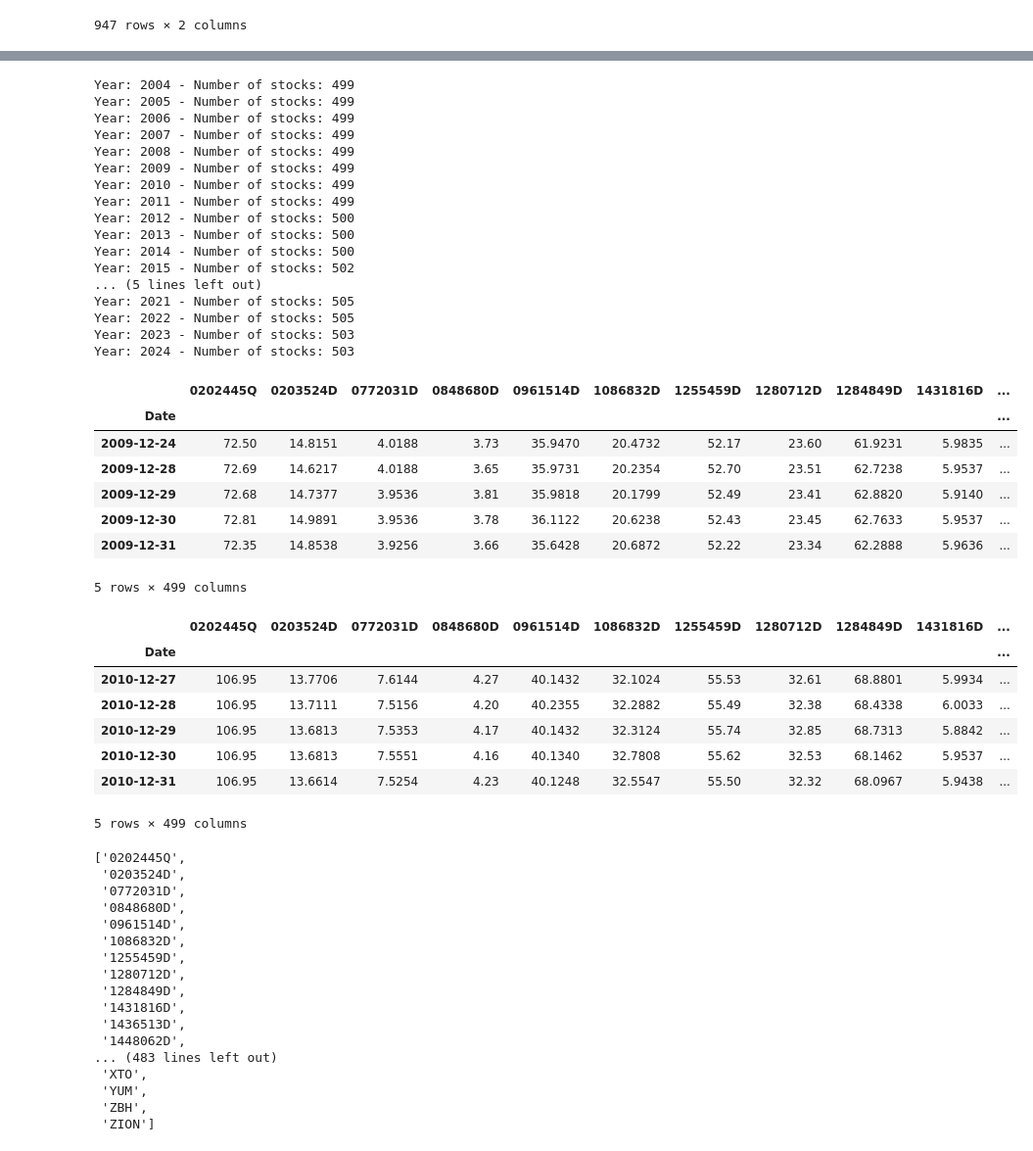
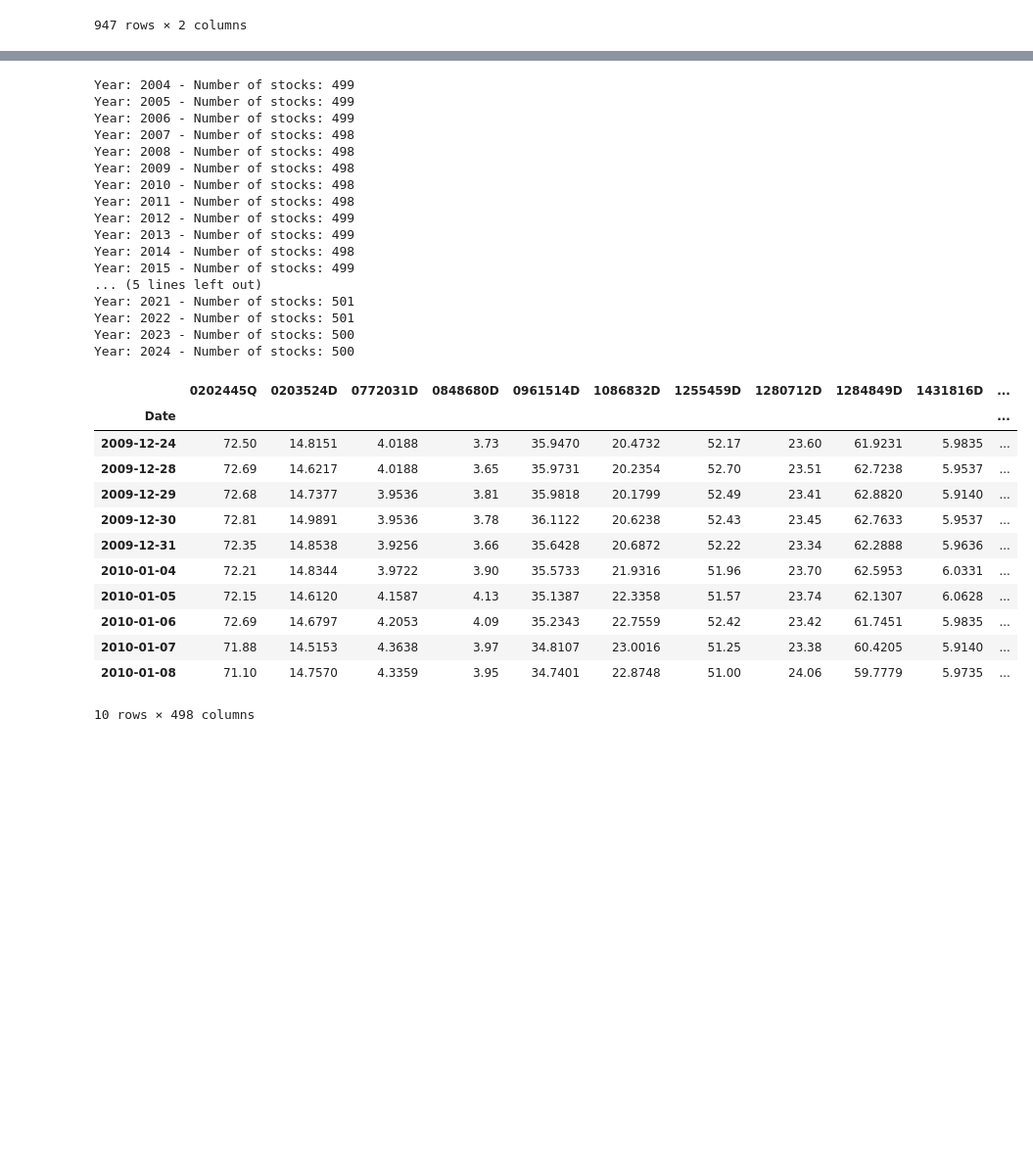
Before and after one commit to KiranReddy0808/FE5214-Introduction-to-quant-investing, a Jupyter notebook: Assignment 2/Assignment2.ipynb, the cells around one changed output, grey strips where cells are left out. Shown at 98% size. Drawn from its saved outputs; the diff is of its cells as text; code cells hidden in the pictures; blank space fills up the shorter version.

```diff
--- a/Assignment 2/Assignment2.ipynb
+++ b/Assignment 2/Assignment2.ipynb
@@ -86,6 +86,14 @@ gics_industries = {
     "602010": "Real Estate Management & Development",
     "na" : "Unclassified"
 }
+# %%
+# Duplicate stocks in the S&P 500
+duplicate_stocks = {
+    "50203010" : "GOOGL",
+    "50202010" : "DISCK",
+    "50201020" : "FOXA",
+    "50201040" : "NWSA"
+    }
 # %%
 # Get the industry of a company based on its GICS code
 def get_industry(gics_code):
@@ -131,6 +139,9 @@ close_prices = close_prices.set_index('Date')
 close_prices.fillna(method='ffill', inplace=True)
 close_prices.fillna(method='bfill', inplace=True)
 
+for key, value in duplicate_stocks.items():
+    close_prices.drop(value, axis=1, inplace=True)
+
 display(close_prices.head())
 # %% [output]
 |  | 0111145D | 0202445Q | 0203524D | 0226226D | 0544749D | 0574018D | 0772031D | 0848680D | 0867887D | 0910150D | ... |
@@ -154,75 +165,53 @@ volatility_dict = {}
 for year in univ_list.index.unique():
     stocks_list = univ_list.columns[univ_list.loc[year] == 1].tolist()
     # Filter stocks_list to include only columns present in close_prices
     stocks_list = [stock for stock in stocks_list if stock in close_prices.columns]
     print(f"Year: {year.year} - Number of stocks: {len(stocks_list)}")
 
     stocks_list_dict[year.year] = stocks_list
     close_prices_dict[year.year] = close_prices
 
     close_prices_dict[year.year] = close_prices_dict[year.year].loc[str(year.year)]
 
     # Add 5 days from previous year if present
     if year.year - 1 in close_prices_dict:
         close_prices_dict[year.year] = pd.concat([close_prices_dict[year.year - 1].tail(5), close_prices_dict[year.year]])
 
     close_prices_dict[year.year] = close_prices_dict[year.year][stocks_list]
 
 
-display(close_prices_dict[2010].head())
-display(close_prices_dict[2010].tail())
-display(stocks_list_dict[2010])
+display(close_prices_dict[2010].head(10))
 # %% [output]
 Year: 2004 - Number of stocks: 499
 Year: 2005 - Number of stocks: 499
 Year: 2006 - Number of stocks: 499
-Year: 2007 - Number of stocks: 499
-Year: 2008 - Number of stocks: 499
-Year: 2009 - Number of stocks: 499
-Year: 2010 - Number of stocks: 499
-Year: 2011 - Number of stocks: 499
-Year: 2012 - Number of stocks: 500
-Year: 2013 - Number of stocks: 500
-Year: 2014 - Number of stocks: 500
-Year: 2015 - Number of stocks: 502
+Year: 2007 - Number of stocks: 498
+Year: 2008 - Number of stocks: 498
+Year: 2009 - Number of stocks: 498
+Year: 2010 - Number of stocks: 498
+Year: 2011 - Number of stocks: 498
+Year: 2012 - Number of stocks: 499
+Year: 2013 - Number of stocks: 499
+Year: 2014 - Number of stocks: 498
+Year: 2015 - Number of stocks: 499
 ... (5 lines left out)
-Year: 2021 - Number of stocks: 505
-Year: 2022 - Number of stocks: 505
-Year: 2023 - Number of stocks: 503
-Year: 2024 - Number of stocks: 503
+Year: 2021 - Number of stocks: 501
+Year: 2022 - Number of stocks: 501
+Year: 2023 - Number of stocks: 500
+Year: 2024 - Number of stocks: 500
 |  | 0202445Q | 0203524D | 0772031D | 0848680D | 0961514D | 1086832D | 1255459D | 1280712D | 1284849D | 1431816D | ... |
 | Date |  |  |  |  |  |  |  |  |  |  | ... |
 | 2009-12-24 | 72.50 | 14.8151 | 4.0188 | 3.73 | 35.9470 | 20.4732 | 52.17 | 23.60 | 61.9231 | 5.9835 | ... |
 | 2009-12-28 | 72.69 | 14.6217 | 4.0188 | 3.65 | 35.9731 | 20.2354 | 52.70 | 23.51 | 62.7238 | 5.9537 | ... |
 | 2009-12-29 | 72.68 | 14.7377 | 3.9536 | 3.81 | 35.9818 | 20.1799 | 52.49 | 23.41 | 62.8820 | 5.9140 | ... |
 | 2009-12-30 | 72.81 | 14.9891 | 3.9536 | 3.78 | 36.1122 | 20.6238 | 52.43 | 23.45 | 62.7633 | 5.9537 | ... |
 | 2009-12-31 | 72.35 | 14.8538 | 3.9256 | 3.66 | 35.6428 | 20.6872 | 52.22 | 23.34 | 62.2888 | 5.9636 | ... |
+| 2010-01-04 | 72.21 | 14.8344 | 3.9722 | 3.90 | 35.5733 | 21.9316 | 51.96 | 23.70 | 62.5953 | 6.0331 | ... |
+| 2010-01-05 | 72.15 | 14.6120 | 4.1587 | 4.13 | 35.1387 | 22.3358 | 51.57 | 23.74 | 62.1307 | 6.0628 | ... |
+| 2010-01-06 | 72.69 | 14.6797 | 4.2053 | 4.09 | 35.2343 | 22.7559 | 52.42 | 23.42 | 61.7451 | 5.9835 | ... |
+| 2010-01-07 | 71.88 | 14.5153 | 4.3638 | 3.97 | 34.8107 | 23.0016 | 51.25 | 23.38 | 60.4205 | 5.9140 | ... |
+| 2010-01-08 | 71.10 | 14.7570 | 4.3359 | 3.95 | 34.7401 | 22.8748 | 51.00 | 24.06 | 59.7779 | 5.9735 | ... |
-5 rows × 499 columns
+10 rows × 498 columns
-|  | 0202445Q | 0203524D | 0772031D | 0848680D | 0961514D | 1086832D | 1255459D | 1280712D | 1284849D | 1431816D | ... |
-| Date |  |  |  |  |  |  |  |  |  |  | ... |
-| 2010-12-27 | 106.95 | 13.7706 | 7.6144 | 4.27 | 40.1432 | 32.1024 | 55.53 | 32.61 | 68.8801 | 5.9934 | ... |
-| 2010-12-28 | 106.95 | 13.7111 | 7.5156 | 4.20 | 40.2355 | 32.2882 | 55.49 | 32.38 | 68.4338 | 6.0033 | ... |
-| 2010-12-29 | 106.95 | 13.6813 | 7.5353 | 4.17 | 40.1432 | 32.3124 | 55.74 | 32.85 | 68.7313 | 5.8842 | ... |
-| 2010-12-30 | 106.95 | 13.6813 | 7.5551 | 4.16 | 40.1340 | 32.7808 | 55.62 | 32.53 | 68.1462 | 5.9537 | ... |
-| 2010-12-31 | 106.95 | 13.6614 | 7.5254 | 4.23 | 40.1248 | 32.5547 | 55.50 | 32.32 | 68.0967 | 5.9438 | ... |
-5 rows × 499 columns
-['0202445Q',
- '0203524D',
- '0772031D',
- '0848680D',
- '0961514D',
- '1086832D',
- '1255459D',
- '1280712D',
- '1284849D',
- '1431816D',
- '1436513D',
- '1448062D',
-... (483 lines left out)
- 'XTO',
- 'YUM',
- 'ZBH',
- 'ZION']
 # %%
 volatility_dict = {}
 five_day_return_dict = {}
```
Also changed, not shown: parts of 4 cells of this notebook.
